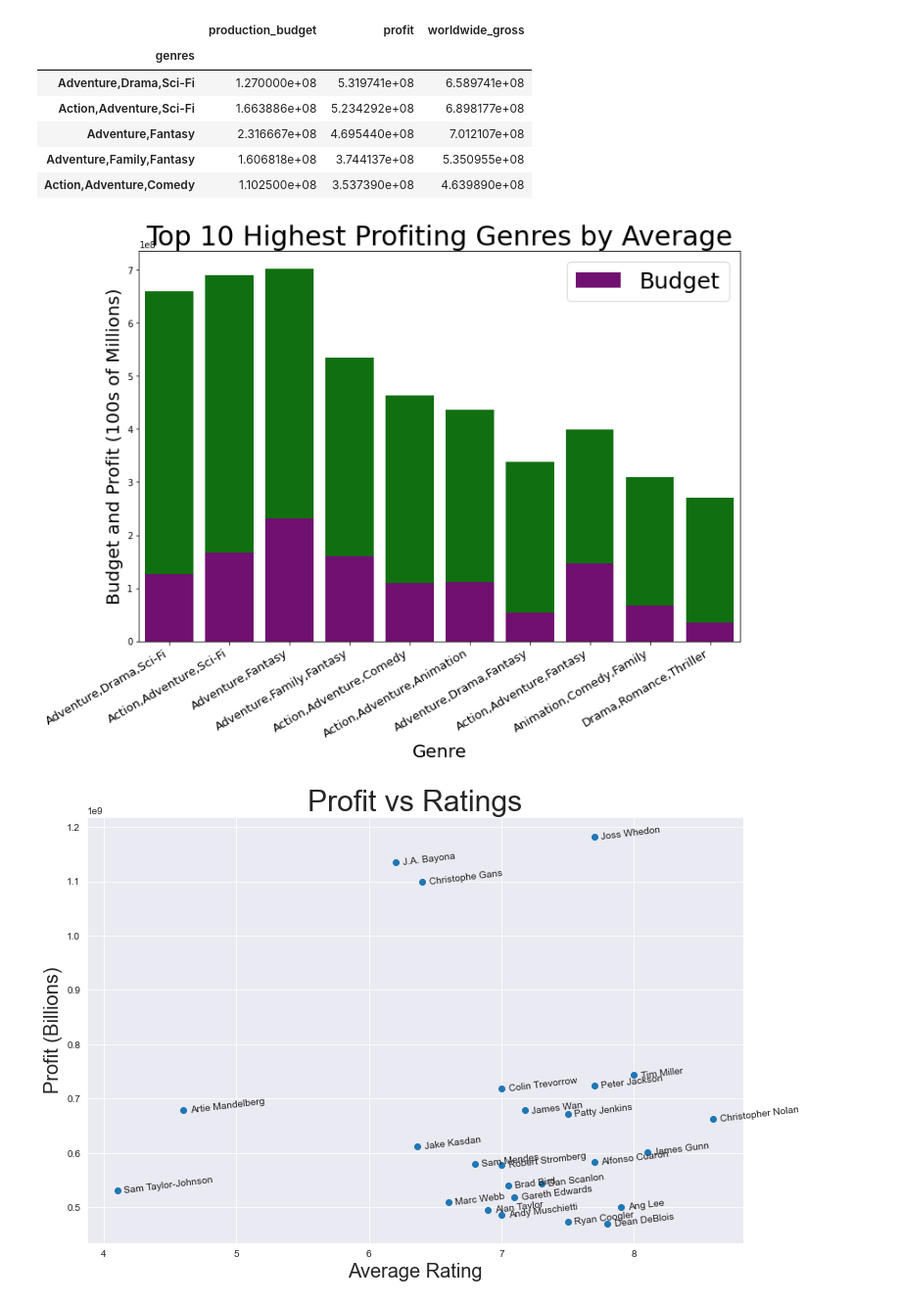
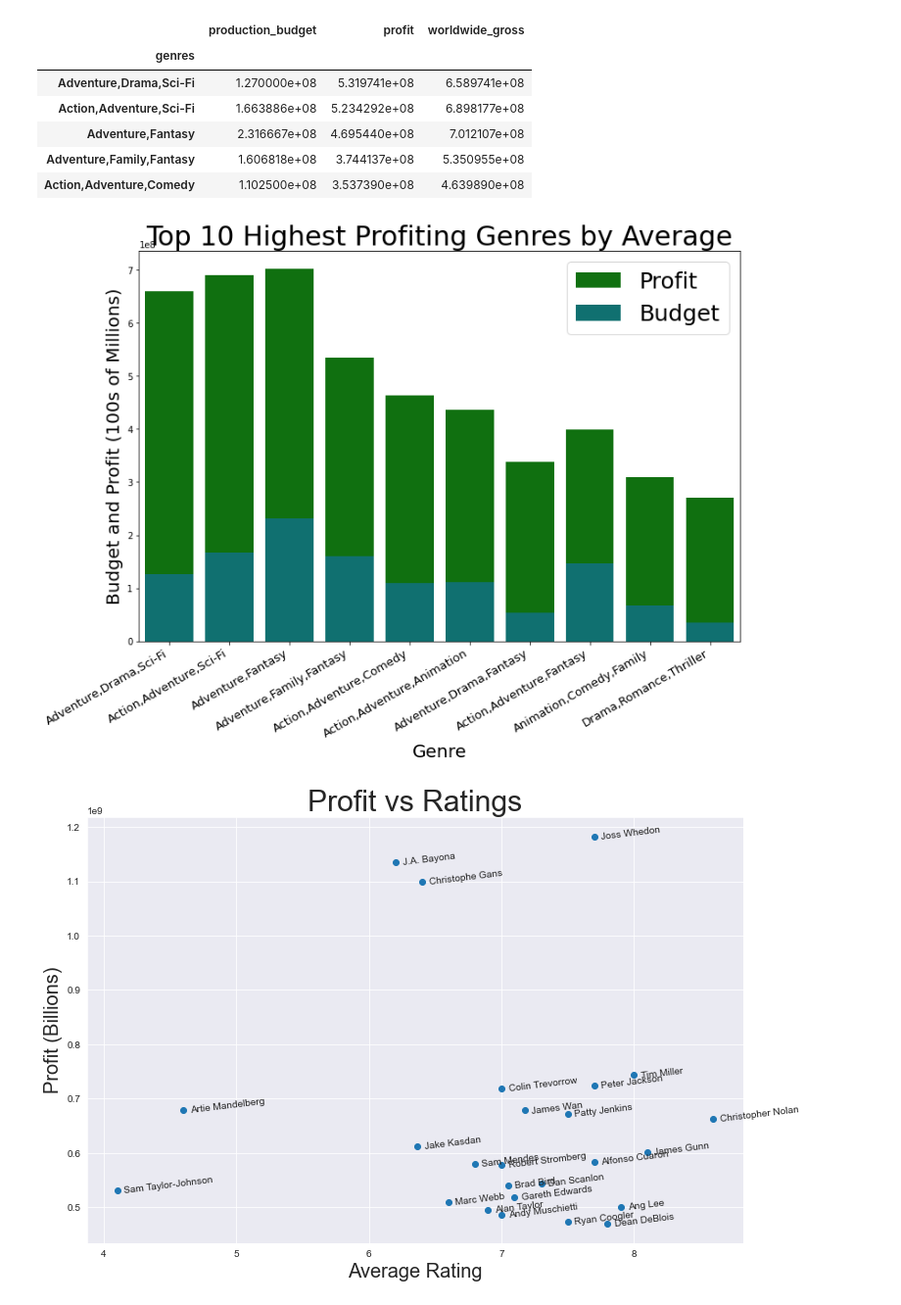
Before and after one commit to Benjamin2817/Microsoft-Movie-Analysis, a Jupyter notebook: Movie_Analysis_For_Microsoft.ipynb, the cells around one changed output. Shown at 98% size. Saved outputs shown, nothing was run; the diff lists cells and outputs as text; code cells hidden in the pictures.

```diff
--- a/Movie_Analysis_For_Microsoft.ipynb
+++ b/Movie_Analysis_For_Microsoft.ipynb
@@ -95,15 +95,15 @@ for_graph.head()
 | Action,Adventure,Comedy | 1.102500e+08 | 3.537390e+08 | 4.639890e+08 |
 # %%
 sns.set_context({'figure.figsize': (12,8)})
-sns.barplot(x=for_graph.index, y=for_graph.worldwide_gross, color='green')
-sns.barplot(x=for_graph.index, y=for_graph.production_budget, color='purple', label='Budget')
+sns.barplot(x=for_graph.index, y=for_graph.worldwide_gross, color='green', label='Profit')
+sns.barplot(x=for_graph.index, y=for_graph.production_budget, color='teal', label='Budget')
 plt.title('Top 10 Highest Profiting Genres by Average', fontsize=30)
 plt.xlabel('Genre', fontsize=20)
 plt.ylabel("Budget and Profit (100s of Millions)", fontsize=20)
 plt.xticks(rotation=30, ha='right', fontsize=13)
 plt.legend(prop={'size': 25});
 # %% [output]
-[figure, old version]
+[figure, new version]
 # %%
 second_graph = genres_by_ratings.groupby('primary_name').mean()
 second_graph = second_graph.loc[:, ['averagerating', 'profit']]
```
Also changed, not shown: 4 other files.
